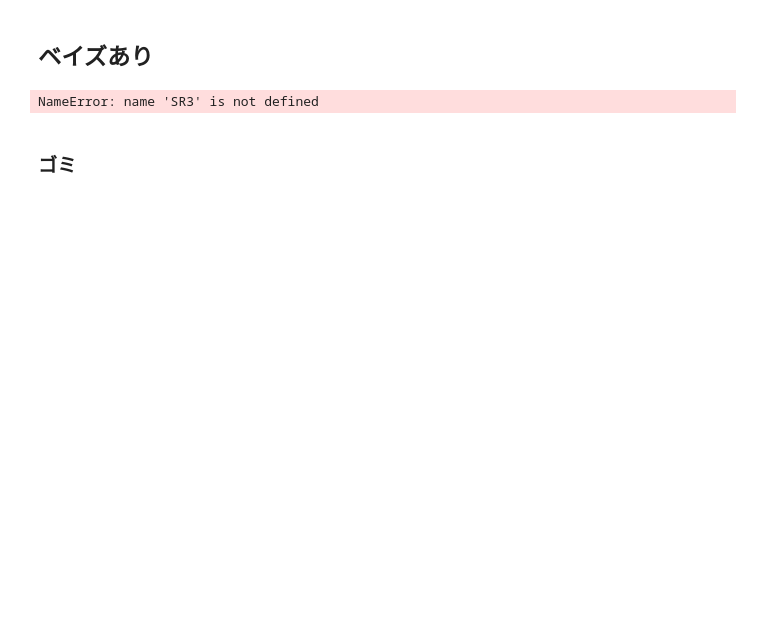
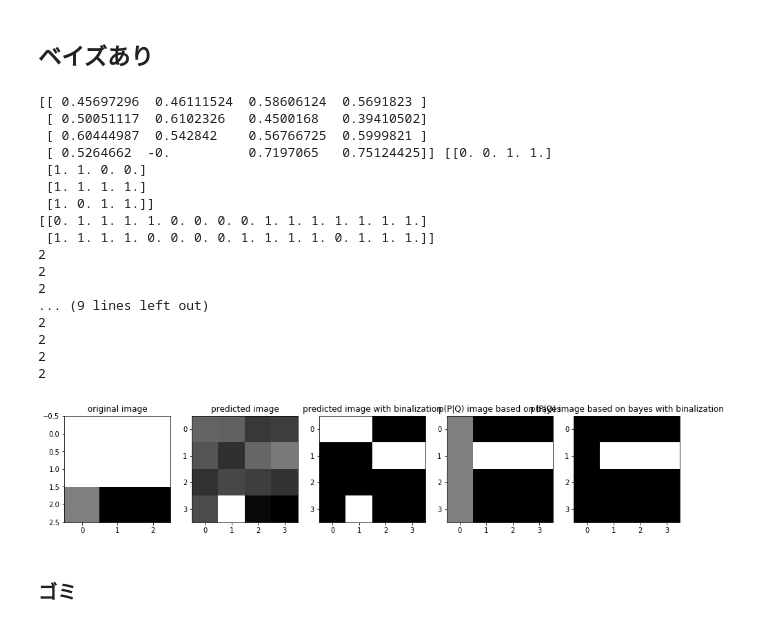
Before and after one commit to mositori/Bayesian-SuperResolution, a Jupyter notebook: ex1/autoencoder_example.ipynb, the cells around one changed output. Cells and saved outputs as stored; diff of their text form; code cells hidden in the pictures; blank space fills up the shorter version.

```diff
--- a/ex1/autoencoder_example.ipynb
+++ b/ex1/autoencoder_example.ipynb
@@ -389,10 +409,28 @@ array([[[ 0.34028792,  0.39148673,  0.4572284 ],
 # %% [markdown]
 ## ベイズあり
-# %%
-test_img = np.array([[1,1,1,1,1,1,1,1]])
-SR3()
-# %% [output]
-NameError: name 'SR3' is not defined
+# %%
+test_img = np.array([[1,1,1,0.5,0.5,0.5,0.5,0.5,0.5]])
+test_img = np.array([[0.5, 0.5,0.5,0.5,0.5,0.5,0.75,1,1]])
+autoencoder.bayes(test_img)
+# %% [output]
+[[ 0.45697296  0.46111524  0.58606124  0.5691823 ]
+ [ 0.50051117  0.6102326   0.4500168   0.39410502]
+ [ 0.60444987  0.542842    0.56766725  0.5999821 ]
+ [ 0.5264662  -0.          0.7197065   0.75124425]] [[0. 0. 1. 1.]
+ [1. 1. 0. 0.]
+ [1. 1. 1. 1.]
+ [1. 0. 1. 1.]]
+[[0. 1. 1. 1. 1. 0. 0. 0. 0. 1. 1. 1. 1. 1. 1. 1.]
+ [1. 1. 1. 1. 0. 0. 0. 0. 1. 1. 1. 1. 0. 1. 1. 1.]]
+2
+2
+2
+... (9 lines left out)
+2
+2
+2
+2
+[figure, added]
 # %% [markdown]
 ### ゴミ
 # %%
```
Also changed, not shown: parts of 26 cells of this notebook, 28 other files.
